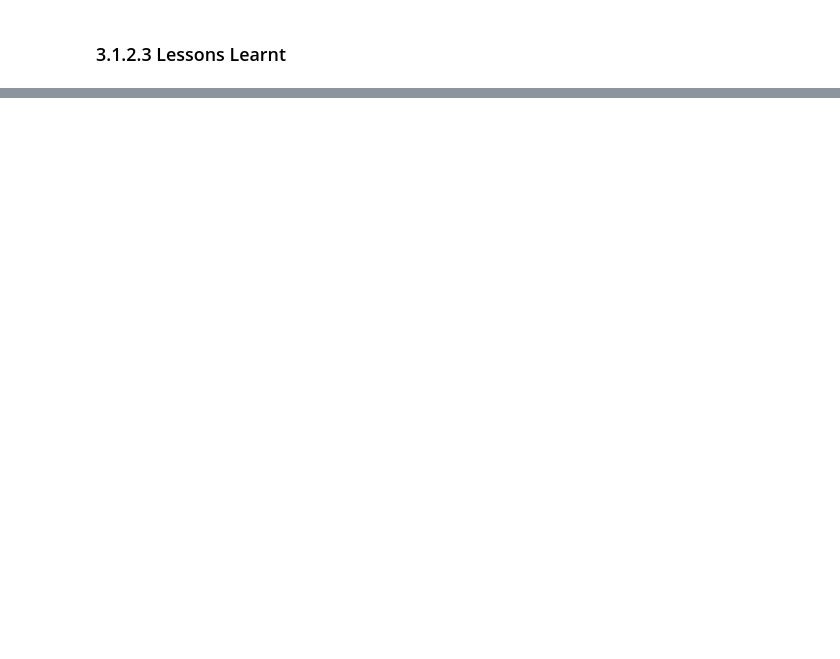
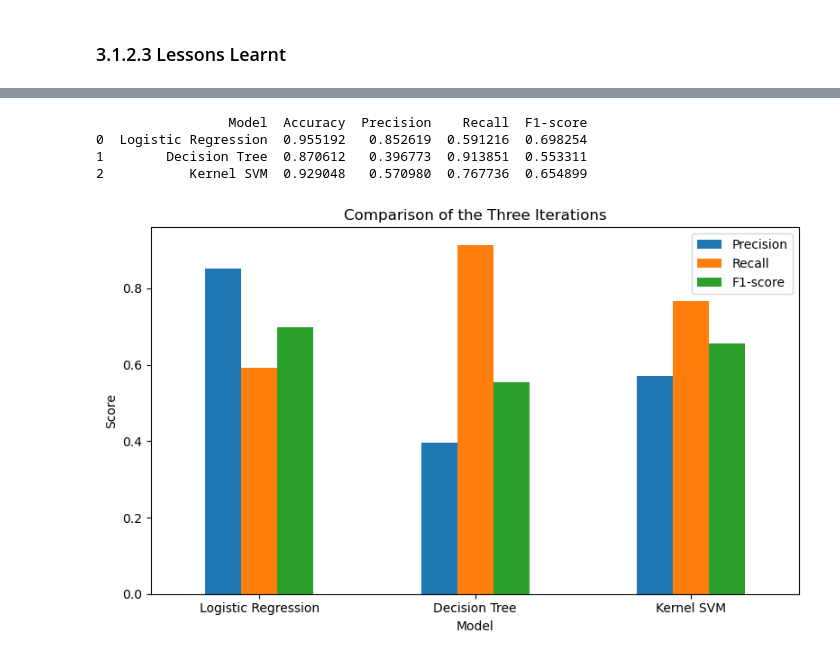
Before and after one commit to hussainu5/ML-QuAM, a Jupyter notebook: QuAM_report.ipynb, the cells around one changed output, grey strips where cells are left out. Saved outputs shown, nothing was run; the diff lists cells and outputs as text; code cells hidden in the pictures; blank space fills up the shorter version.

```diff
--- a/QuAM_report.ipynb
+++ b/QuAM_report.ipynb
@@ -324,0 +682,24 @@ Thus the main lesson from this iteration/experiment is that a simple linear mode
+# %%
+comparison_df = pd.DataFrame({
+    "Model": ["Logistic Regression", "Decision Tree", "Kernel SVM"],
+    "Accuracy": [accuracy, tree_accuracy, svm_accuracy],
+    "Precision": [precision, tree_precision, svm_precision],
+    "Recall": [recall, tree_recall, svm_recall],
+    "F1-score": [f1, tree_f1, svm_f1]
+})
+
+print(comparison_df)
+# %% [output]
+                 Model  Accuracy  Precision    Recall  F1-score
+0  Logistic Regression  0.955192   0.852619  0.591216  0.698254
+1        Decision Tree  0.870612   0.396773  0.913851  0.553311
+2           Kernel SVM  0.929048   0.570980  0.767736  0.654899
+# %%
+comparison_df.set_index("Model")[["Precision", "Recall", "F1-score"]].plot(kind="bar",figsize=(8, 5))
+plt.title("Comparison of the Three Iterations")
+plt.ylabel("Score")
+plt.xticks(rotation=0)
+plt.tight_layout()
+plt.show()
+# %% [output]
+[figure, added]
```
Also changed, not shown: parts of 59 cells of this notebook.
